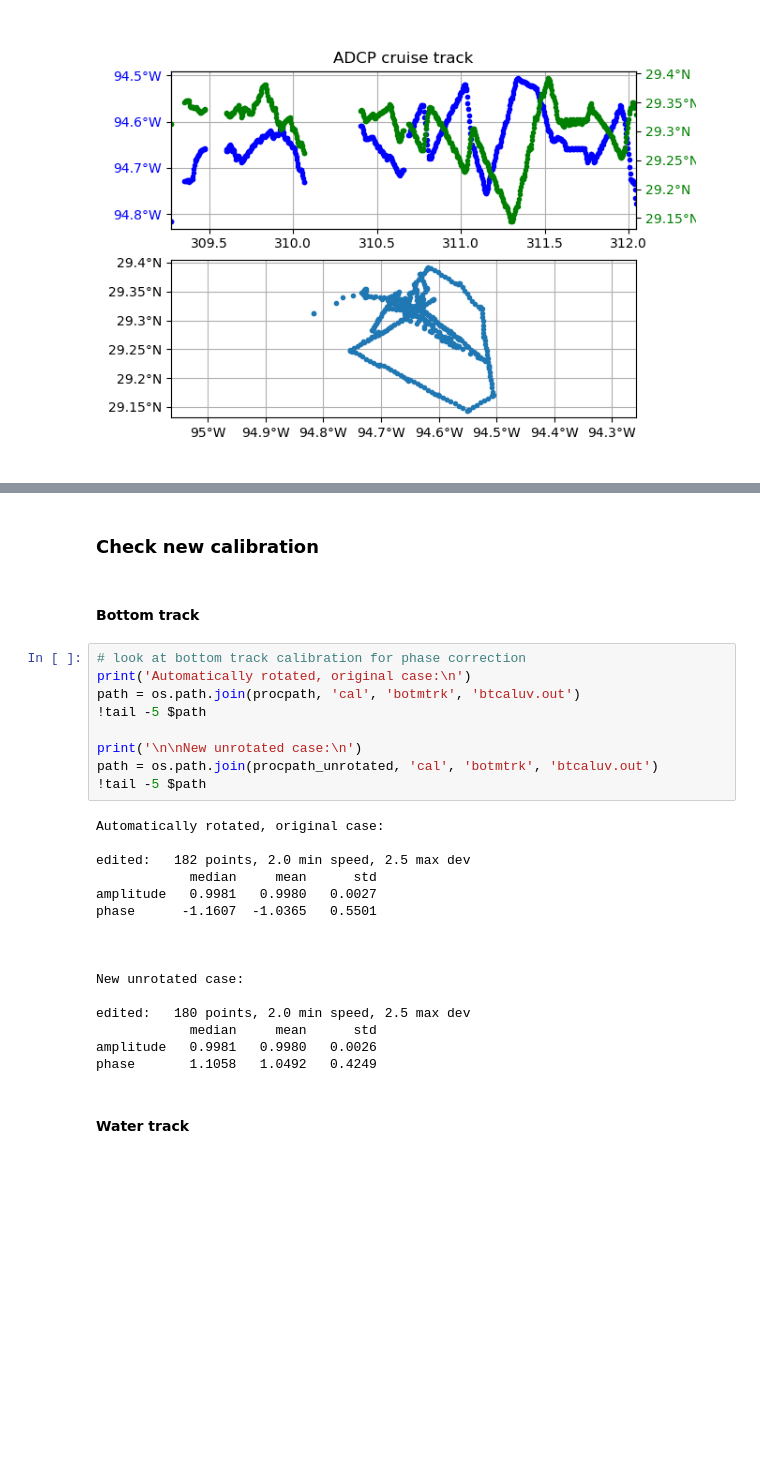
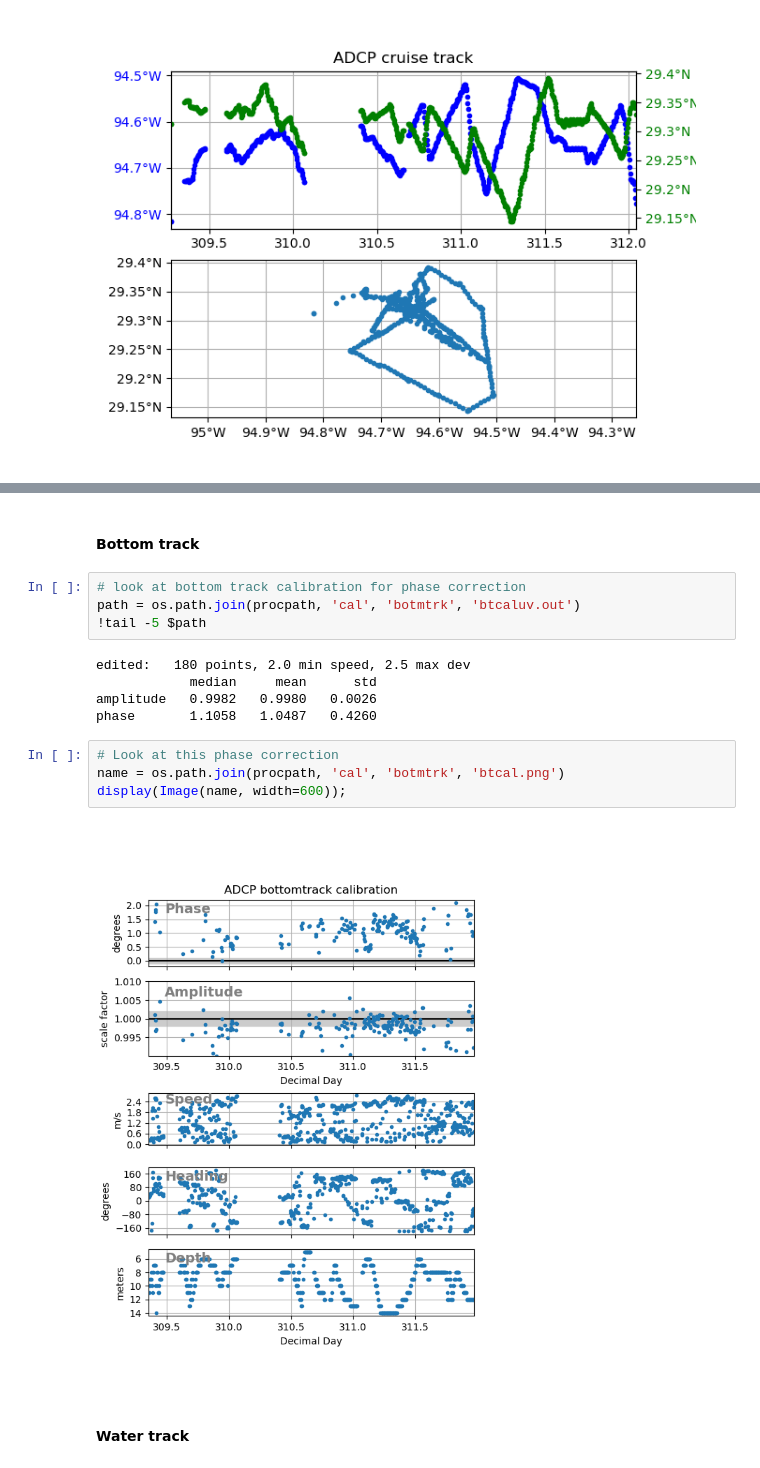
Before and after one commit to kthyng/adcp, a Jupyter notebook: processed_data/PS18_15_Thyng/wh1200.ipynb, the cells around one changed output, grey strips where cells are left out. Saved outputs shown, nothing was run; the diff lists cells and outputs as text; blank space fills up the shorter version.

```diff
--- a/processed_data/PS18_15_Thyng/wh1200.ipynb
+++ b/processed_data/PS18_15_Thyng/wh1200.ipynb
@@ -366,32 +256,20 @@ cwd is /Users/kthyng/projects/adcp_processing/processed_data/PS18_15_Thyng/postp
-# %% [markdown]
-### Check new calibration
 # %% [markdown]
 #### Bottom track
 # %%
 # look at bottom track calibration for phase correction
-print('Automatically rotated, original case:\n')
 path = os.path.join(procpath, 'cal', 'botmtrk', 'btcaluv.out')
 !tail -5 $path
-
-print('\n\nNew unrotated case:\n')
-path = os.path.join(procpath_unrotated, 'cal', 'botmtrk', 'btcaluv.out')
-!tail -5 $path
 # %% [output]
-Automatically rotated, original case:
-
-edited:   182 points, 2.0 min speed, 2.5 max dev
-            median     mean      std
-amplitude   0.9981   0.9980   0.0027
-phase      -1.1607  -1.0365   0.5501
-
-
-
-New unrotated case:
-
 edited:   180 points, 2.0 min speed, 2.5 max dev
             median     mean      std
-amplitude   0.9981   0.9980   0.0026
-phase       1.1058   1.0492   0.4249
+amplitude   0.9982   0.9980   0.0026
+phase       1.1058   1.0487   0.4260
+# %%
+# Look at this phase correction
+name = os.path.join(procpath, 'cal', 'botmtrk', 'btcal.png')
+display(Image(name, width=600));
+# %% [output]
+[figure, added]
 # %% [markdown]
 #### Water track
 # %%
```
Also changed, not shown: parts of 41 cells of this notebook.
